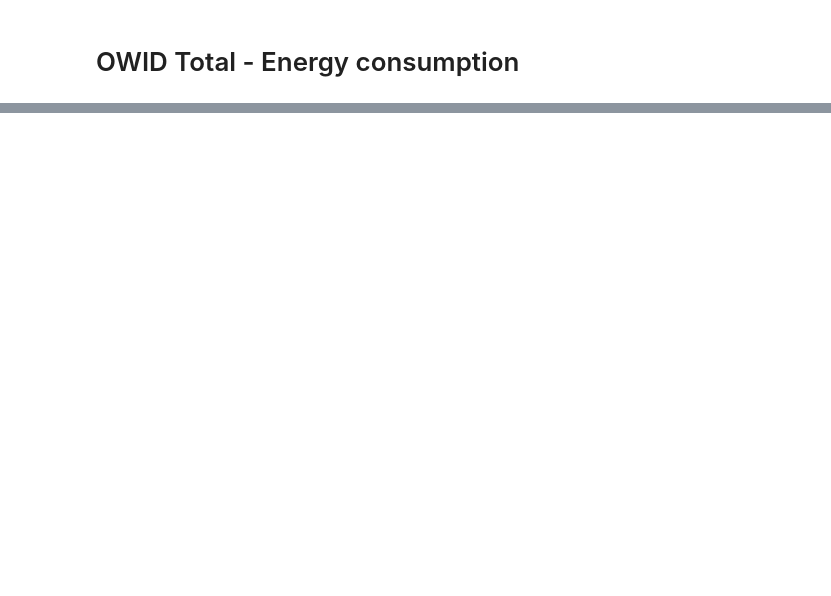
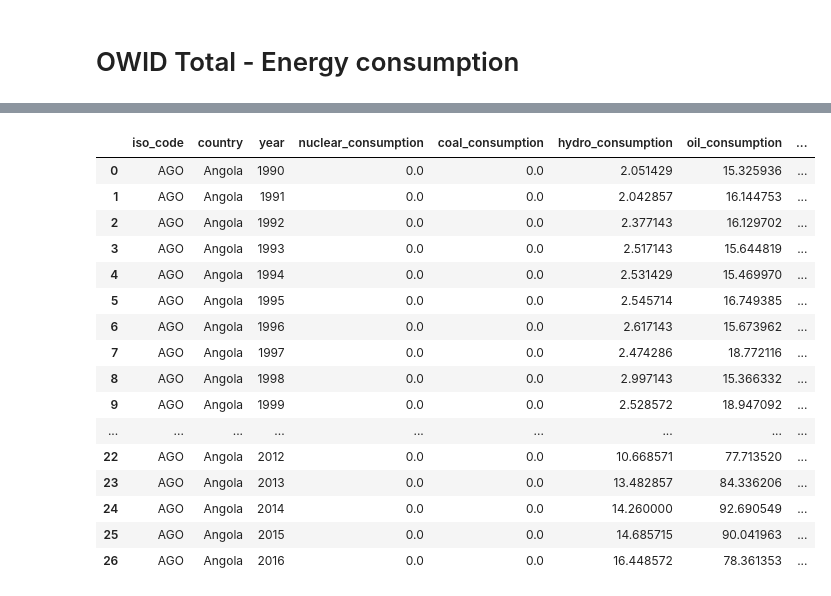
Before and after one commit to TeamGreenWave/capstone_project, a Jupyter notebook: notebook_doro.ipynb, the cells around one changed output, grey strips where cells are left out. Cells and saved outputs as stored; diff of their text form; code cells hidden in the pictures; blank space fills up the shorter version.

```diff
--- a/notebook_doro.ipynb
+++ b/notebook_doro.ipynb
@@ -303,0 +469,3 @@ prim_en_cons.loc[(prim_en_cons["country"] == "Kenya") & (prim_en_cons["year"] >
+# %%
+# Take only columns which match with energy df
+africa_frame = africa_frame[prim_en_cons.columns]
@@ -303,0 +492,5 @@ prim_en_cons.loc[(prim_en_cons["country"] == "Kenya") & (prim_en_cons["year"] >
+# %%
+# Drop rows before 1990
+africa_frame = africa_frame.drop(africa_frame[africa_frame.year < 1990].index)
+africa_frame = africa_frame.reset_index()
+africa_frame = africa_frame.drop(['index'], axis=1)
@@ -303,0 +526,6 @@ prim_en_cons.loc[(prim_en_cons["country"] == "Kenya") & (prim_en_cons["year"] >
+# %%
+#Create Dataframe without Africa
+frame_without_africa = prim_en_cons
+for i in missing_africa:
+    frame_without_africa.drop(frame_without_africa.loc[frame_without_africa['country']==i].index, inplace=True)
+frame_without_africa.head()
@@ -303,0 +539,3 @@ prim_en_cons.loc[(prim_en_cons["country"] == "Kenya") & (prim_en_cons["year"] >
+# %%
+# Add africa frame
+prim_en_cons_with_africa = africa_frame.append(frame_without_africa, ignore_index=True)
@@ -303,0 +544,20 @@ prim_en_cons.loc[(prim_en_cons["country"] == "Kenya") & (prim_en_cons["year"] >
+# %%
+prim_en_cons_with_africa.loc[(prim_en_cons_with_africa["country"] == "Angola")]
+# %% [output]
+|  | iso_code | country | year | nuclear_consumption | coal_consumption | hydro_consumption | oil_consumption | ... |
+| 0 | AGO | Angola | 1990 | 0.0 | 0.0 | 2.051429 | 15.325936 | ... |
+| 1 | AGO | Angola | 1991 | 0.0 | 0.0 | 2.042857 | 16.144753 | ... |
+| 2 | AGO | Angola | 1992 | 0.0 | 0.0 | 2.377143 | 16.129702 | ... |
+| 3 | AGO | Angola | 1993 | 0.0 | 0.0 | 2.517143 | 15.644819 | ... |
+| 4 | AGO | Angola | 1994 | 0.0 | 0.0 | 2.531429 | 15.469970 | ... |
+| 5 | AGO | Angola | 1995 | 0.0 | 0.0 | 2.545714 | 16.749385 | ... |
+| 6 | AGO | Angola | 1996 | 0.0 | 0.0 | 2.617143 | 15.673962 | ... |
+| 7 | AGO | Angola | 1997 | 0.0 | 0.0 | 2.474286 | 18.772116 | ... |
+| 8 | AGO | Angola | 1998 | 0.0 | 0.0 | 2.997143 | 15.366332 | ... |
+| 9 | AGO | Angola | 1999 | 0.0 | 0.0 | 2.528572 | 18.947092 | ... |
+| ... | ... | ... | ... | ... | ... | ... | ... | ... |
+| 22 | AGO | Angola | 2012 | 0.0 | 0.0 | 10.668571 | 77.713520 | ... |
+| 23 | AGO | Angola | 2013 | 0.0 | 0.0 | 13.482857 | 84.336206 | ... |
+| 24 | AGO | Angola | 2014 | 0.0 | 0.0 | 14.260000 | 92.690549 | ... |
+| 25 | AGO | Angola | 2015 | 0.0 | 0.0 | 14.685715 | 90.041963 | ... |
+| 26 | AGO | Angola | 2016 | 0.0 | 0.0 | 16.448572 | 78.361353 | ... |
```
Also changed, not shown: parts of 44 cells of this notebook.
